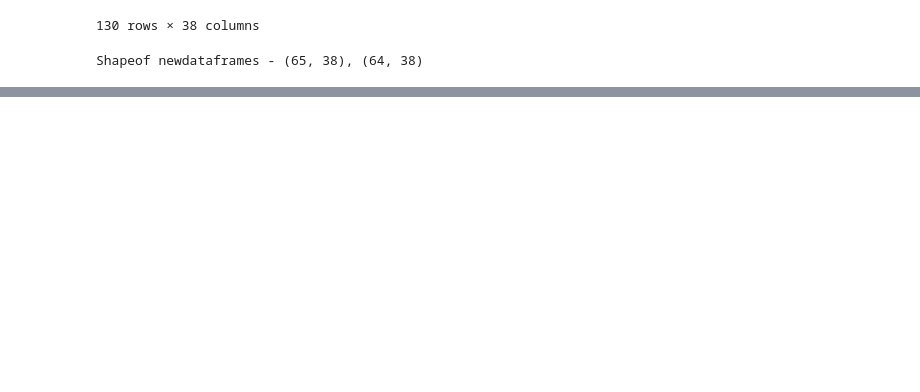
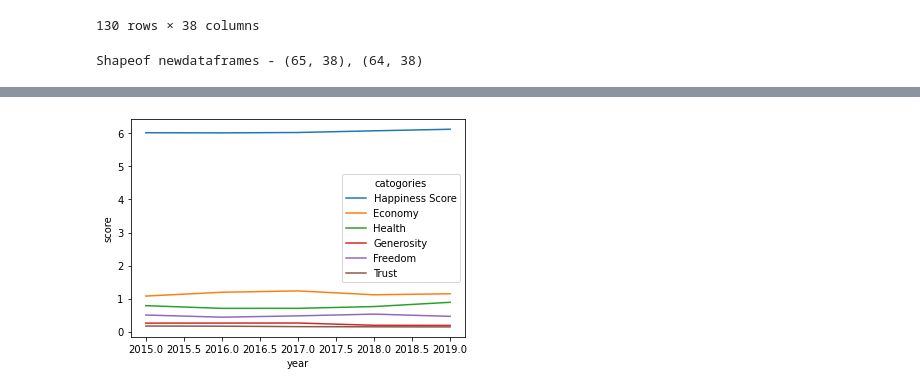
Before and after one commit to RachelNewberry/World_Happeniess_Project_1, a Jupyter notebook: world_happiness_versus_economic_freedom .ipynb, the cells around one changed output, grey strips where cells are left out. Drawn from its saved outputs; the diff is of its cells as text; code cells hidden in the pictures; blank space fills up the shorter version.

```diff
--- a/world_happiness_versus_economic_freedom .ipynb
+++ b/world_happiness_versus_economic_freedom .ipynb
@@ -460,0 +488,8 @@ Correlational Heatmap - 2019
+# %%
+high_df_line=pd.DataFrame()
+for col in columns_needed:
+    try:
+        high_df_line[col]  = high_df.loc[:,(high_df.columns.str.match(col))&~(high_df.columns.str.contains("avg"))].mean(axis=0).values
+    except:
+        print(col)
+high_df_line["year"]=range(2015,2020)
@@ -460,0 +505,3 @@ Correlational Heatmap - 2019
+# %%
+high_df_line=pd.melt(high_df_line,id_vars=["year"],value_vars=high_df_line.columns[high_df_line.columns!="year"],var_name="catogories",value_name="score")
+high_df_line
@@ -460,0 +526,5 @@ Correlational Heatmap - 2019
+# %%
+sns.lineplot(data=high_df_line,x="year",y="score",hue="catogories")
+plt.savefig("data/higher_line_plot.png")
+# %% [output]
+[figure, added]
```
Also changed, not shown: parts of 18 cells of this notebook, 3 other files.
